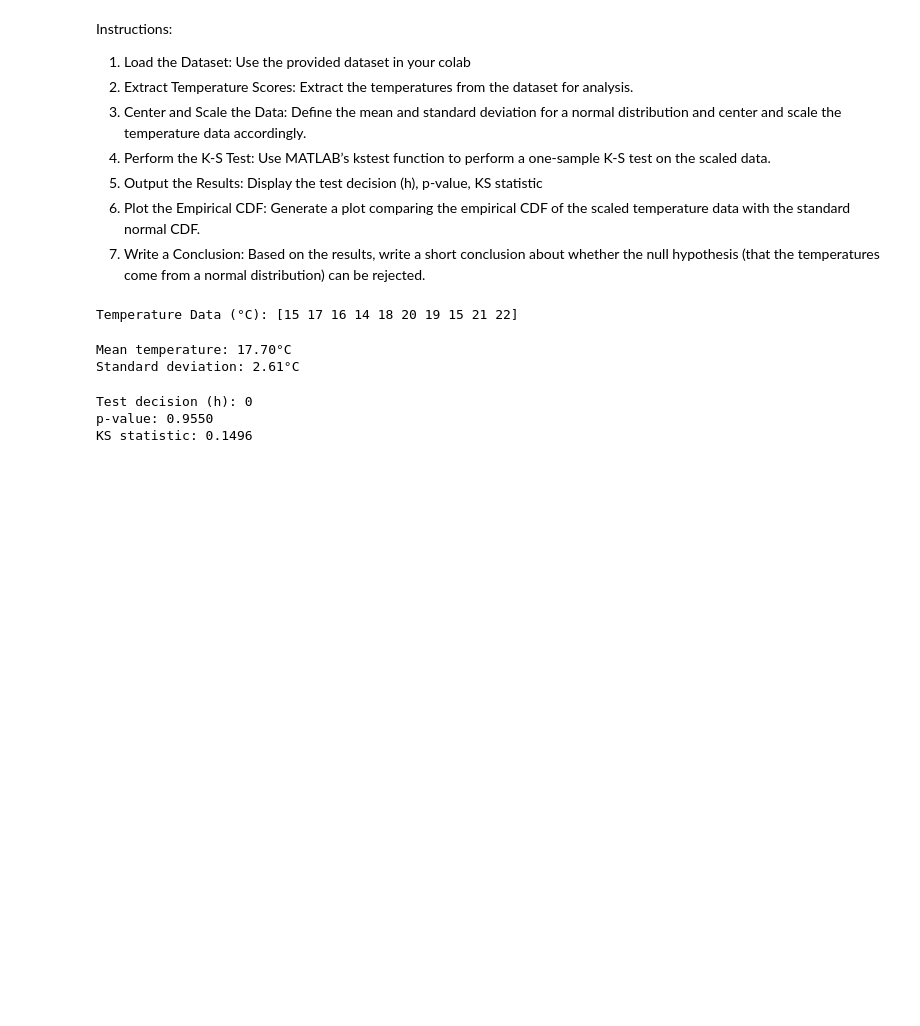
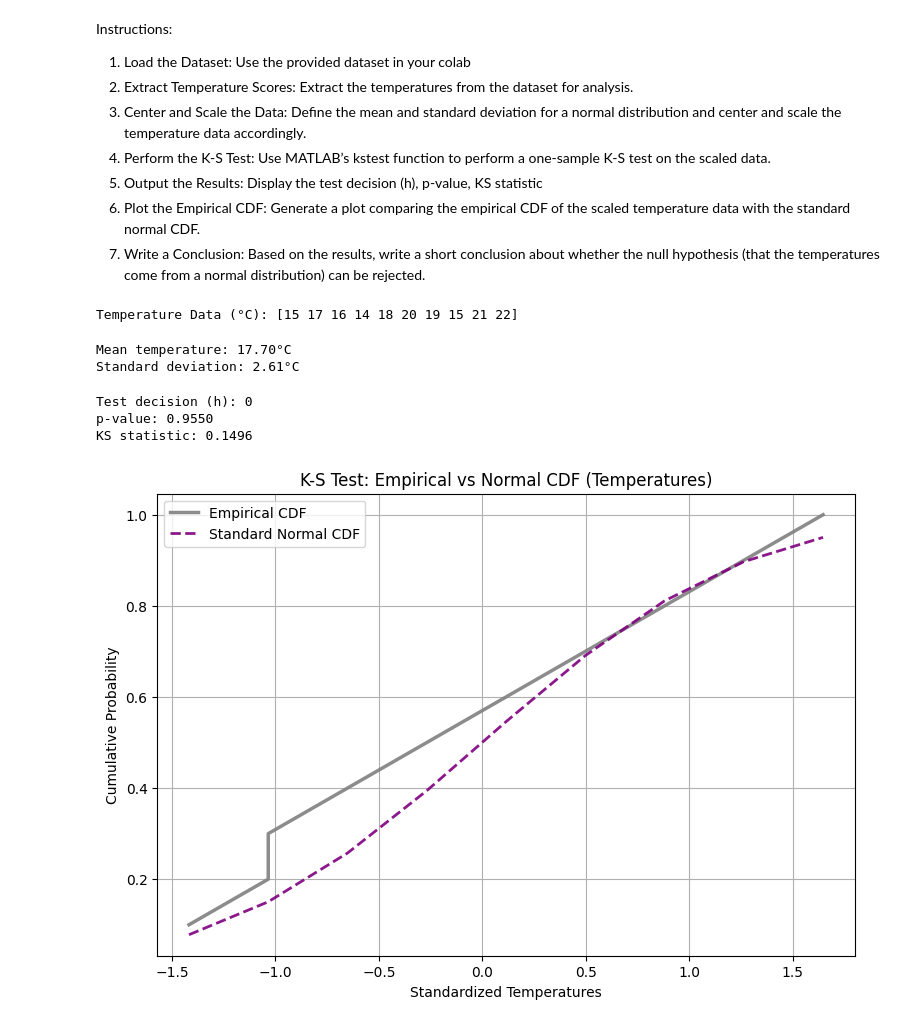
Before and after one commit to Jannatu37/machine-learning-, a Jupyter notebook: Simulation_and_Modeling_Lab_assignment_05.ipynb, the cells around one changed output. Drawn from its saved outputs; the diff is of its cells as text; code cells hidden in the pictures; blank space fills up the shorter version.

```diff
--- a/Simulation_and_Modeling_Lab_assignment_05.ipynb
+++ b/Simulation_and_Modeling_Lab_assignment_05.ipynb
@@ -78,3 +78,20 @@ print(f"KS statistic: {ks_result.statistic:.4f}")
 Test decision (h): 0
 p-value: 0.9550
 KS statistic: 0.1496
+# %%
+# Step 6: Plot the empirical CDF vs standard normal CDF
+sorted_data = np.sort(scaled_data)
+ecdf_y = np.arange(1, len(scaled_data)+1) / len(scaled_data)
+normal_cdf = norm.cdf(sorted_data)
+
+plt.figure(figsize=(9, 6))
+plt.plot(sorted_data, ecdf_y, label='Empirical CDF', color='gray', alpha= 0.9,linestyle='-', linewidth=2.5)
+plt.plot(sorted_data, normal_cdf, label='Standard Normal CDF', color='purple', alpha=0.9, linestyle='--', linewidth=2)
+plt.title("K-S Test: Empirical vs Normal CDF (Temperatures)")
+plt.xlabel("Standardized Temperatures")
+plt.ylabel("Cumulative Probability")
+plt.legend(loc='best')
+plt.grid(True)
+plt.show()
+# %% [output]
+[figure, added]
```
